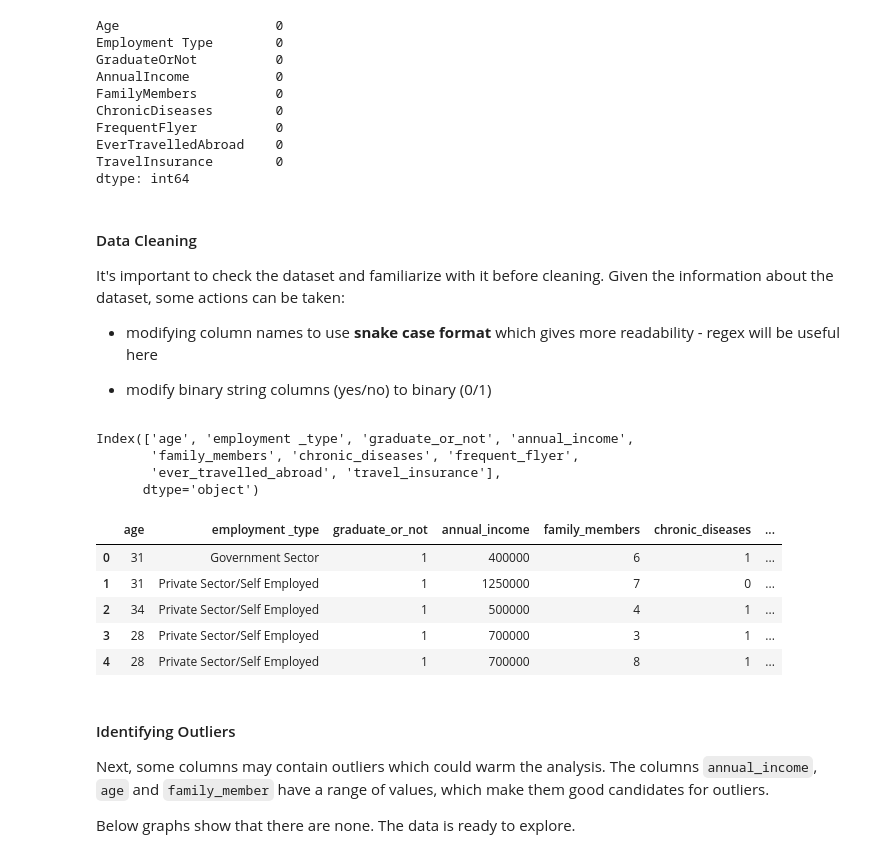
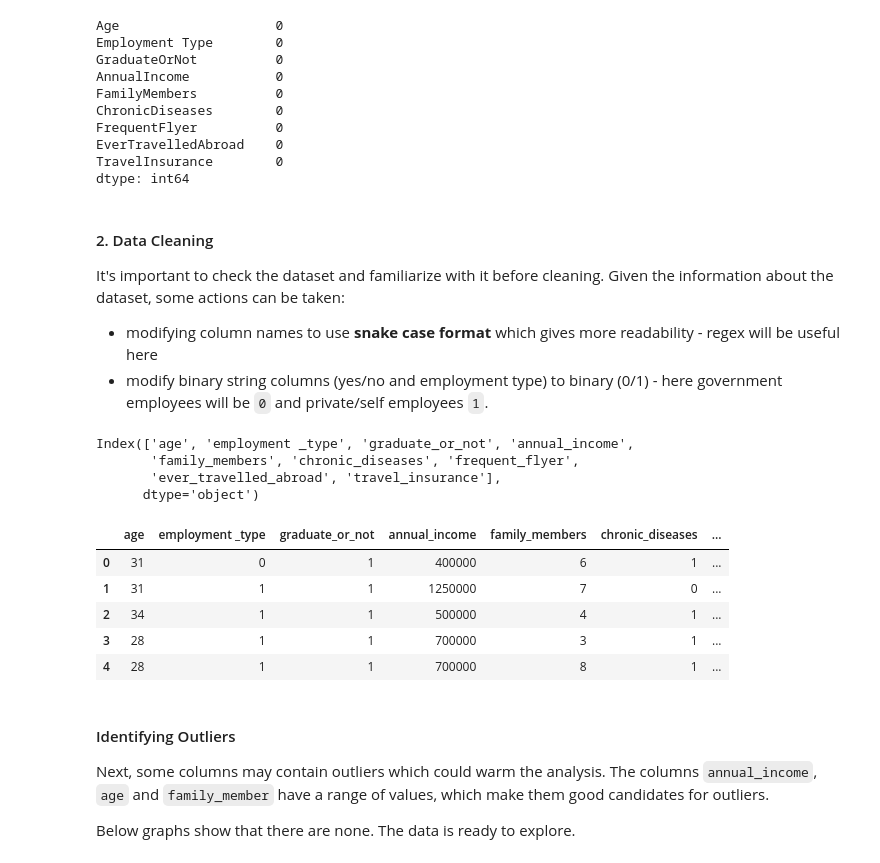
Before and after one commit to edgarflauzino/travel_insurance_analysis, a Jupyter notebook: analysis.ipynb, the cells around one changed output. Saved outputs shown, nothing was run; the diff lists cells and outputs as text; code cells hidden in the pictures.

```diff
--- a/analysis.ipynb
+++ b/analysis.ipynb
@@ -64,13 +66,12 @@ EverTravelledAbroad    0
 TravelInsurance        0
 dtype: int64
 # %% [markdown]
-#### Data Cleaning
+#### 2. Data Cleaning
 
 It's important to check the dataset and familiarize with it before cleaning. Given the information about the dataset, some actions can be taken:
 
 * modifying column names to use <b>snake case format</b> which gives more readability - regex will be useful here
-
-* modify binary string columns (yes/no) to binary (0/1)
+* modify binary string columns (yes/no and employment type) to binary (0/1) - here government employees will be ``0`` and private/self employees ``1``.
 # %%
 # modifying column names with regex
 df.columns = [re.sub(r'(?<!^)(?=[A-Z])', '_', x).lower() for x in df.columns]
@@ -83,15 +84,16 @@ Index(['age', 'employment _type', 'graduate_or_not', 'annual_income',
 # %%
 # modifying binary strings to number format
 
 df = df.replace({'Yes': 1, 'No': 0})
+df = df.replace({'Private Sector/Self Employed': 1, 'Government Sector': 0})
 df.head()
 # %% [output]
 |  | age | employment _type | graduate_or_not | annual_income | family_members | chronic_diseases | ... |
-| 0 | 31 | Government Sector | 1 | 400000 | 6 | 1 | ... |
-| 1 | 31 | Private Sector/Self Employed | 1 | 1250000 | 7 | 0 | ... |
-| 2 | 34 | Private Sector/Self Employed | 1 | 500000 | 4 | 1 | ... |
-| 3 | 28 | Private Sector/Self Employed | 1 | 700000 | 3 | 1 | ... |
-| 4 | 28 | Private Sector/Self Employed | 1 | 700000 | 8 | 1 | ... |
+| 0 | 31 | 0 | 1 | 400000 | 6 | 1 | ... |
+| 1 | 31 | 1 | 1 | 1250000 | 7 | 0 | ... |
+| 2 | 34 | 1 | 1 | 500000 | 4 | 1 | ... |
+| 3 | 28 | 1 | 1 | 700000 | 3 | 1 | ... |
+| 4 | 28 | 1 | 1 | 700000 | 8 | 1 | ... |
 # %% [markdown]
 #### Identifying Outliers
 Next, some columns may contain outliers which could warm the analysis. The columns `annual_income`, `age` and `family_member` have a range of values, which make them good candidates for outliers.
```
Also changed, not shown: parts of 35 cells of this notebook.
